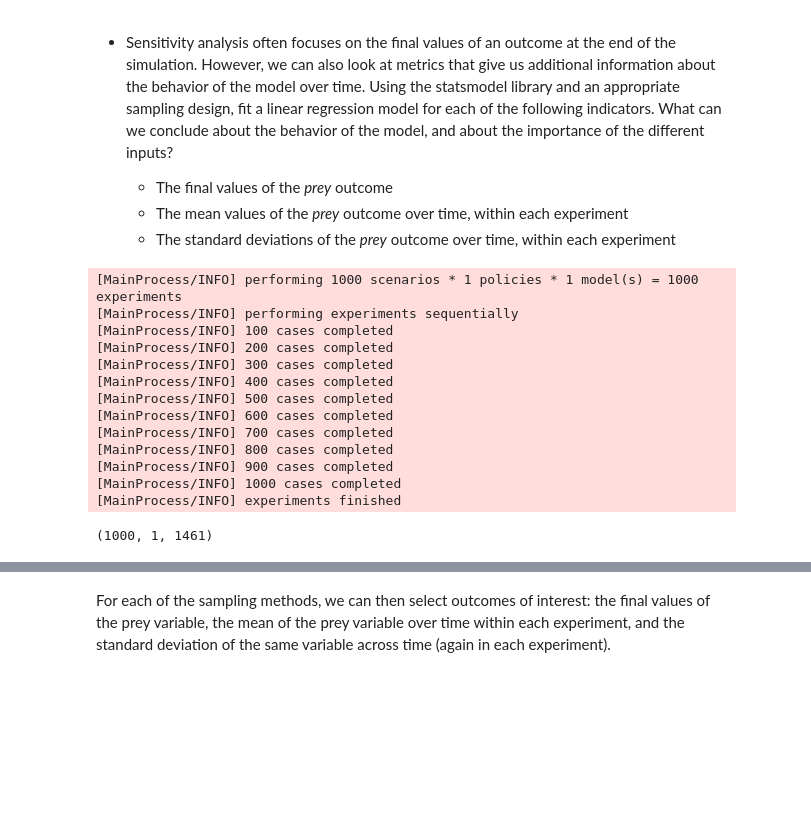
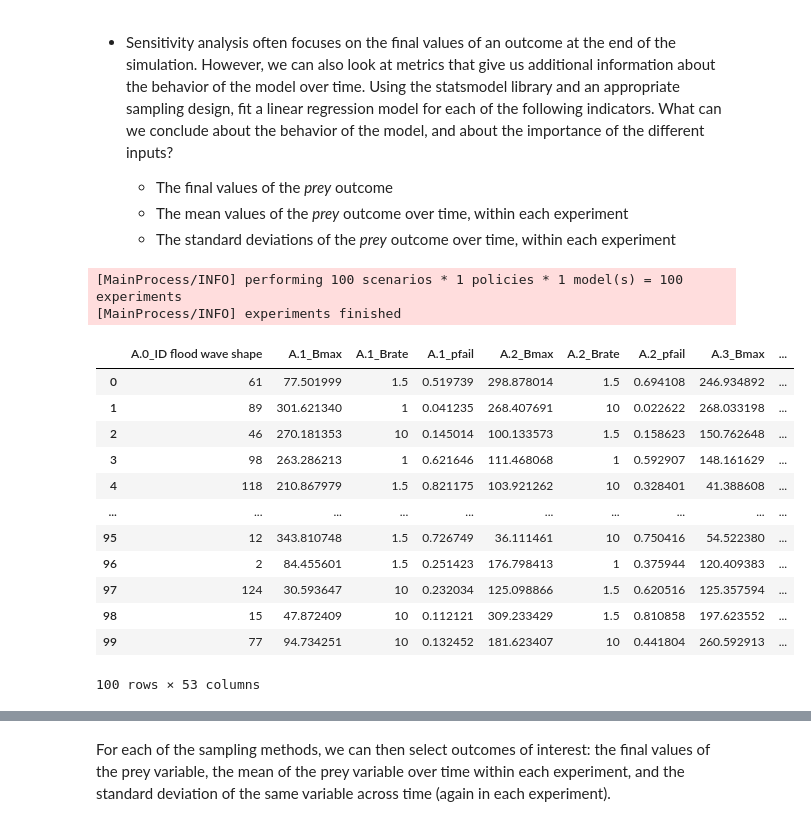
Before and after one commit to LudovicaBindi/MBDM-Final_Project, a Jupyter notebook: assignment 6 - with dike model.ipynb, the cells around one changed output, grey strips where cells are left out. Cells and saved outputs as stored; diff of their text form; code cells hidden in the pictures; blank space fills up the shorter version.

```diff
--- a/assignment 6 - with dike model.ipynb
+++ b/assignment 6 - with dike model.ipynb
@@ -86,27 +46,28 @@ py_model.outcomes = outcomes
   * The mean values of the _prey_ outcome over time, within each experiment
   * The standard deviations of the _prey_ outcome over time, within each experiment
 # %%
-n_exp = 1000
+n_exp = 100
 
-results_lhs = perform_experiments(py_model, scenarios=n_exp,
-                                  uncertainty_sampling=LHS)
-
+results_lhs = perform_experiments(dike_model, scenarios=n_exp,
+                                  uncertainty_sampling=Samplers.LHS, policies=1)
+# we get the experiments in a dataframe and the outcomes in a dictionary
 exp_lhs, out_lhs = results_lhs
 # %% [output]
-[MainProcess/INFO] performing 1000 scenarios * 1 policies * 1 model(s) = 1000 experiments
-[MainProcess/INFO] performing experiments sequentially
-[MainProcess/INFO] 100 cases completed
-[MainProcess/INFO] 200 cases completed
-[MainProcess/INFO] 300 cases completed
-[MainProcess/INFO] 400 cases completed
-[MainProcess/INFO] 500 cases completed
-[MainProcess/INFO] 600 cases completed
-[MainProcess/INFO] 700 cases completed
-[MainProcess/INFO] 800 cases completed
-[MainProcess/INFO] 900 cases completed
-[MainProcess/INFO] 1000 cases completed
+[MainProcess/INFO] performing 100 scenarios * 1 policies * 1 model(s) = 100 experiments
 [MainProcess/INFO] experiments finished
-# %%
-out_lhs['predators'].shape
-# %% [output]
-(1000, 1, 1461)
+# %%
+exp_lhs #input
+# %% [output]
+|  | A.0_ID flood wave shape | A.1_Bmax | A.1_Brate | A.1_pfail | A.2_Bmax | A.2_Brate | A.2_pfail | A.3_Bmax | ... |
+| 0 | 61 | 77.501999 | 1.5 | 0.519739 | 298.878014 | 1.5 | 0.694108 | 246.934892 | ... |
+| 1 | 89 | 301.621340 | 1 | 0.041235 | 268.407691 | 10 | 0.022622 | 268.033198 | ... |
+| 2 | 46 | 270.181353 | 10 | 0.145014 | 100.133573 | 1.5 | 0.158623 | 150.762648 | ... |
+| 3 | 98 | 263.286213 | 1 | 0.621646 | 111.468068 | 1 | 0.592907 | 148.161629 | ... |
+| 4 | 118 | 210.867979 | 1.5 | 0.821175 | 103.921262 | 10 | 0.328401 | 41.388608 | ... |
+| ... | ... | ... | ... | ... | ... | ... | ... | ... | ... |
+| 95 | 12 | 343.810748 | 1.5 | 0.726749 | 36.111461 | 10 | 0.750416 | 54.522380 | ... |
+| 96 | 2 | 84.455601 | 1.5 | 0.251423 | 176.798413 | 1 | 0.375944 | 120.409383 | ... |
+| 97 | 124 | 30.593647 | 10 | 0.232034 | 125.098866 | 1.5 | 0.620516 | 125.357594 | ... |
+| 98 | 15 | 47.872409 | 10 | 0.112121 | 309.233429 | 1.5 | 0.810858 | 197.623552 | ... |
+| 99 | 77 | 94.734251 | 10 | 0.132452 | 181.623407 | 10 | 0.441804 | 260.592913 | ... |
+100 rows × 53 columns
```
Also changed, not shown: parts of 27 cells of this notebook, 1 other file.
